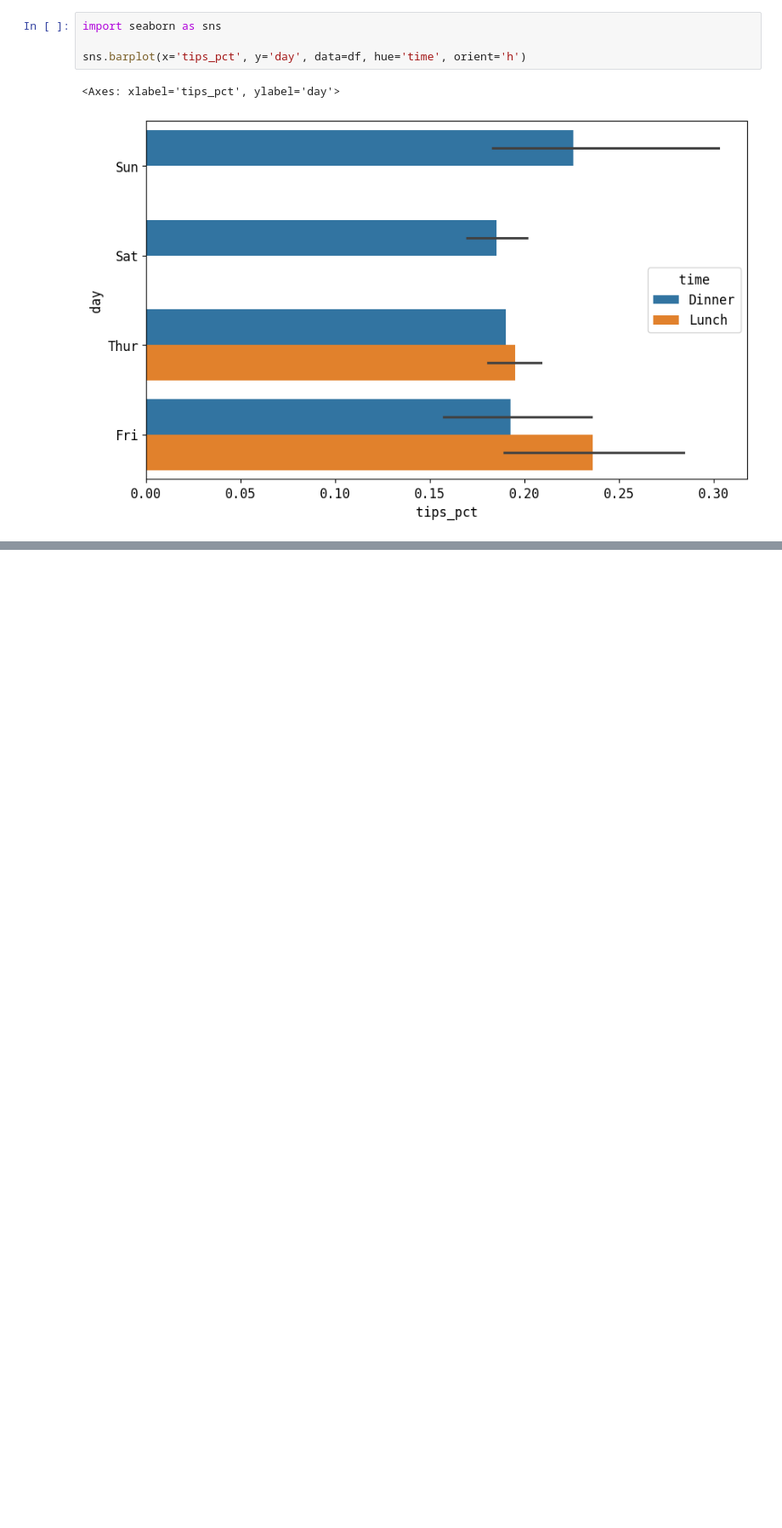
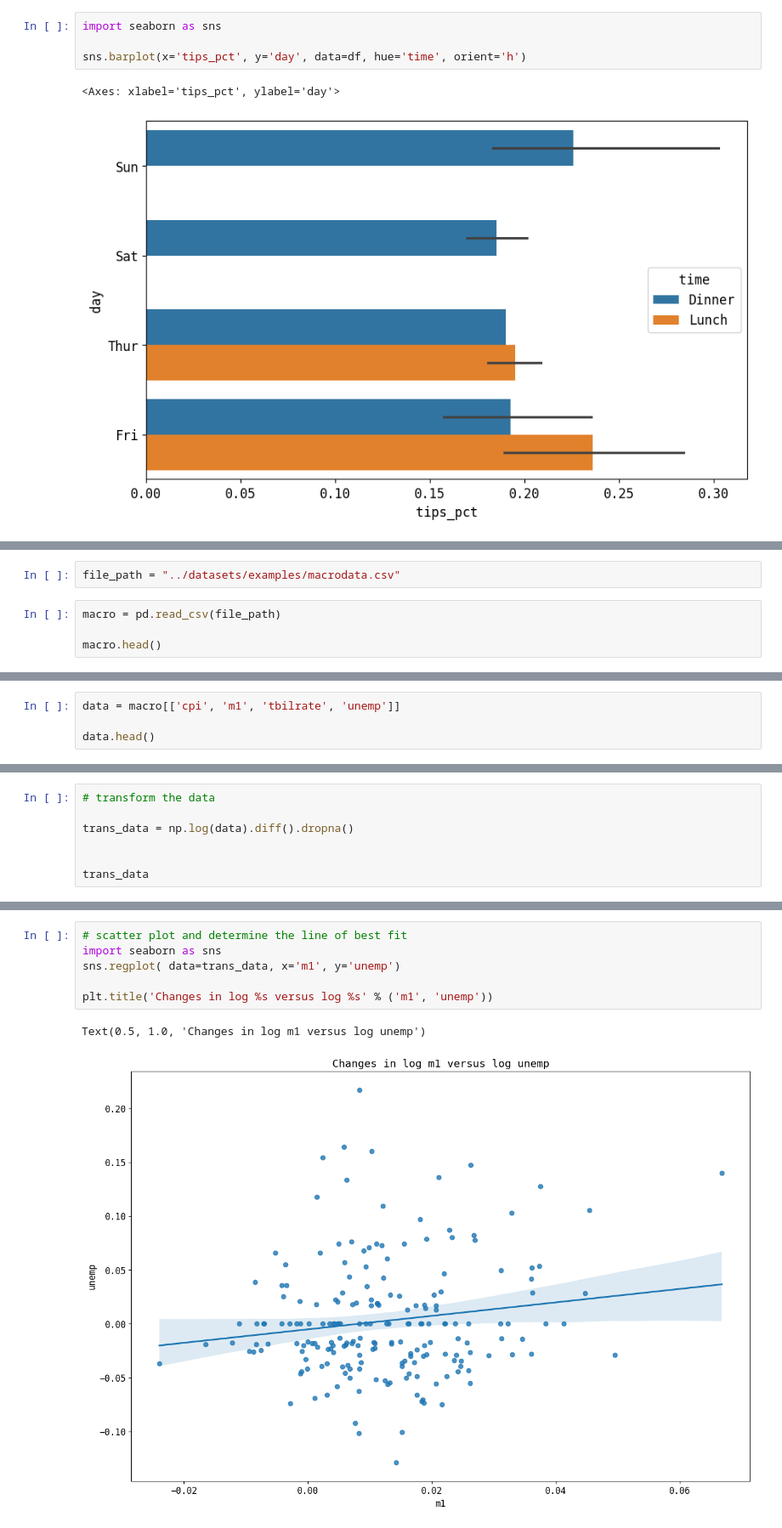
Before and after one commit to morayo0x/data_analysis, a Jupyter notebook: lib/pandas.ipynb, the cells around one changed output, grey strips where cells are left out. Shown at 85% size. Drawn from its saved outputs; the diff is of its cells as text; blank space fills up the shorter version.

```diff
--- a/lib/pandas.ipynb
+++ b/lib/pandas.ipynb
@@ -2654,0 +2731,6 @@ sns.barplot(x='tips_pct', y='day', data=df, hue='time', orient='h')
+# %%
+file_path = "../datasets/examples/macrodata.csv"
+# %%
+macro = pd.read_csv(file_path)
+
+macro.head()
@@ -2654,0 +2744,4 @@ sns.barplot(x='tips_pct', y='day', data=df, hue='time', orient='h')
+# %%
+data = macro[['cpi', 'm1', 'tbilrate', 'unemp']]
+
+data.head()
@@ -2654,0 +2755,7 @@ sns.barplot(x='tips_pct', y='day', data=df, hue='time', orient='h')
+# %%
+# transform the data
+
+trans_data = np.log(data).diff().dropna()
+
+
+trans_data
@@ -2654,0 +2776,9 @@ sns.barplot(x='tips_pct', y='day', data=df, hue='time', orient='h')
+# %%
+# scatter plot and determine the line of best fit
+import seaborn as sns
+sns.regplot( data=trans_data, x='m1', y='unemp')
+
+plt.title('Changes in log %s versus log %s' % ('m1', 'unemp'))
+# %% [output]
+Text(0.5, 1.0, 'Changes in log m1 versus log unemp')
+[figure, added]
```
Also changed, not shown: parts of 40 cells of this notebook.
